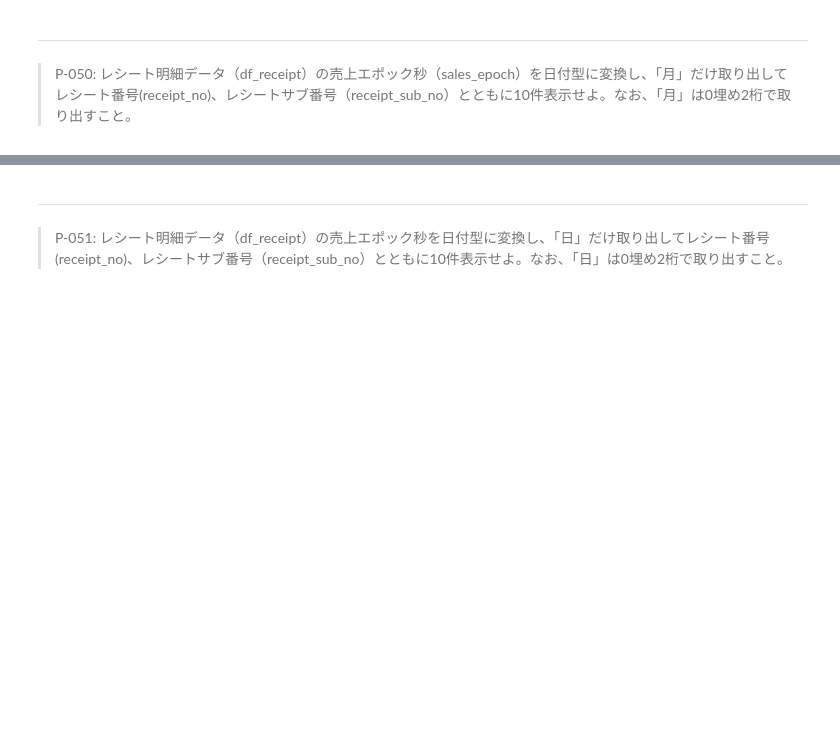
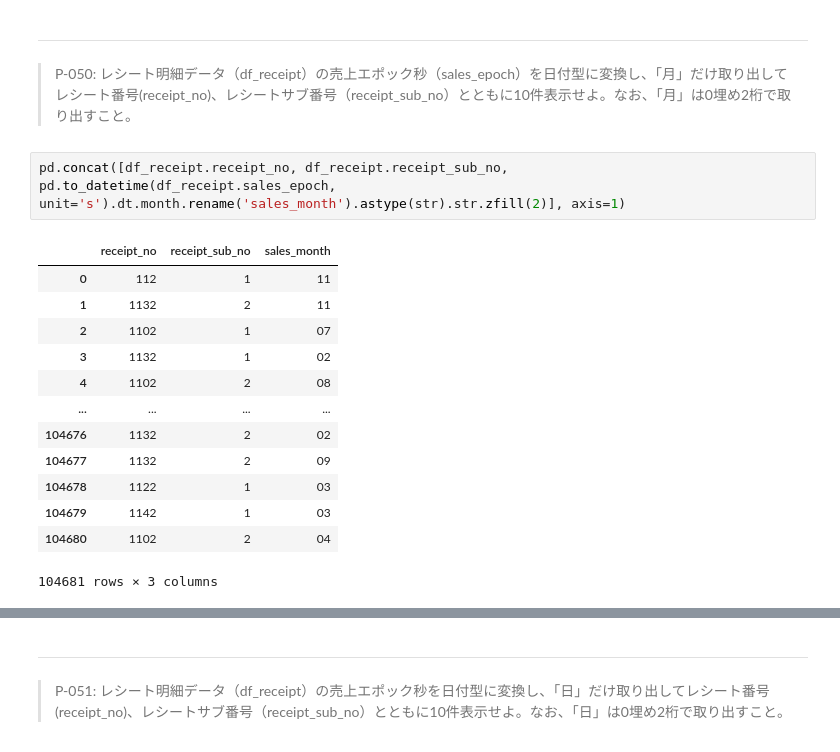
Before and after one commit to libra20/100knocks2, a Jupyter notebook: docker/work/preprocess_knock_Python.ipynb, the cells around one changed output, grey strips where cells are left out. Saved outputs shown, nothing was run; the diff lists cells and outputs as text; blank space fills up the shorter version.

```diff
--- a/docker/work/preprocess_knock_Python.ipynb
+++ b/docker/work/preprocess_knock_Python.ipynb
@@ -991,3 +991,19 @@ pd.concat([df_receipt.receipt_no, df_receipt.receipt_sub_no, pd.to_datetime(df_r
 # %% [markdown]
 ---
 > P-050: レシート明細データ（df_receipt）の売上エポック秒（sales_epoch）を日付型に変換し、「月」だけ取り出してレシート番号(receipt_no)、レシートサブ番号（receipt_sub_no）とともに10件表示せよ。なお、「月」は0埋め2桁で取り出すこと。
+# %%
+pd.concat([df_receipt.receipt_no, df_receipt.receipt_sub_no, pd.to_datetime(df_receipt.sales_epoch, unit='s').dt.month.rename('sales_month').astype(str).str.zfill(2)], axis=1)
+# %% [output]
+|  | receipt_no | receipt_sub_no | sales_month |
+| 0 | 112 | 1 | 11 |
+| 1 | 1132 | 2 | 11 |
+| 2 | 1102 | 1 | 07 |
+| 3 | 1132 | 1 | 02 |
+| 4 | 1102 | 2 | 08 |
+| ... | ... | ... | ... |
+| 104676 | 1132 | 2 | 02 |
+| 104677 | 1132 | 2 | 09 |
+| 104678 | 1122 | 1 | 03 |
+| 104679 | 1142 | 1 | 03 |
+| 104680 | 1102 | 2 | 04 |
+104681 rows × 3 columns
```
Also changed, not shown: parts of 1 cell of this notebook.
